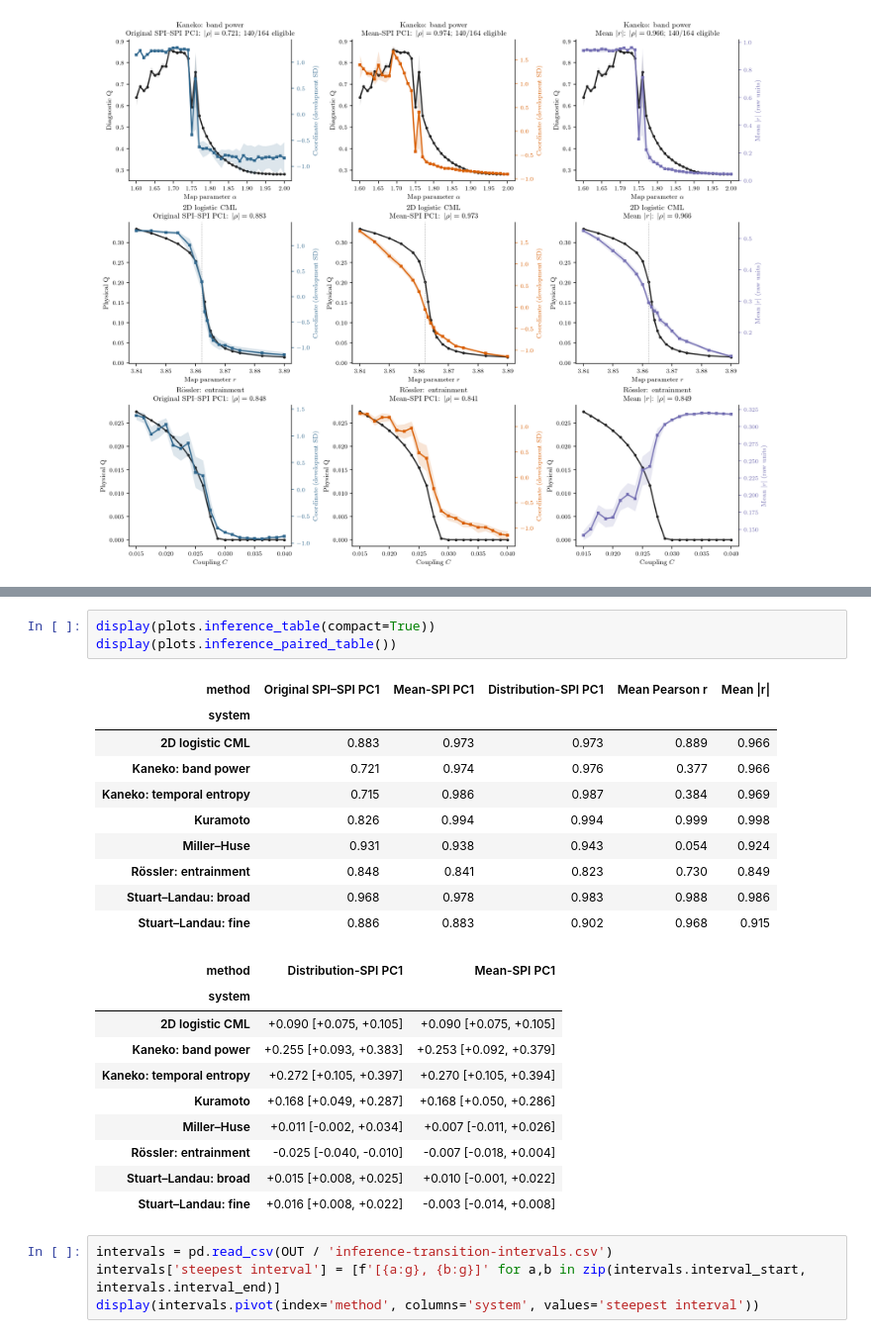
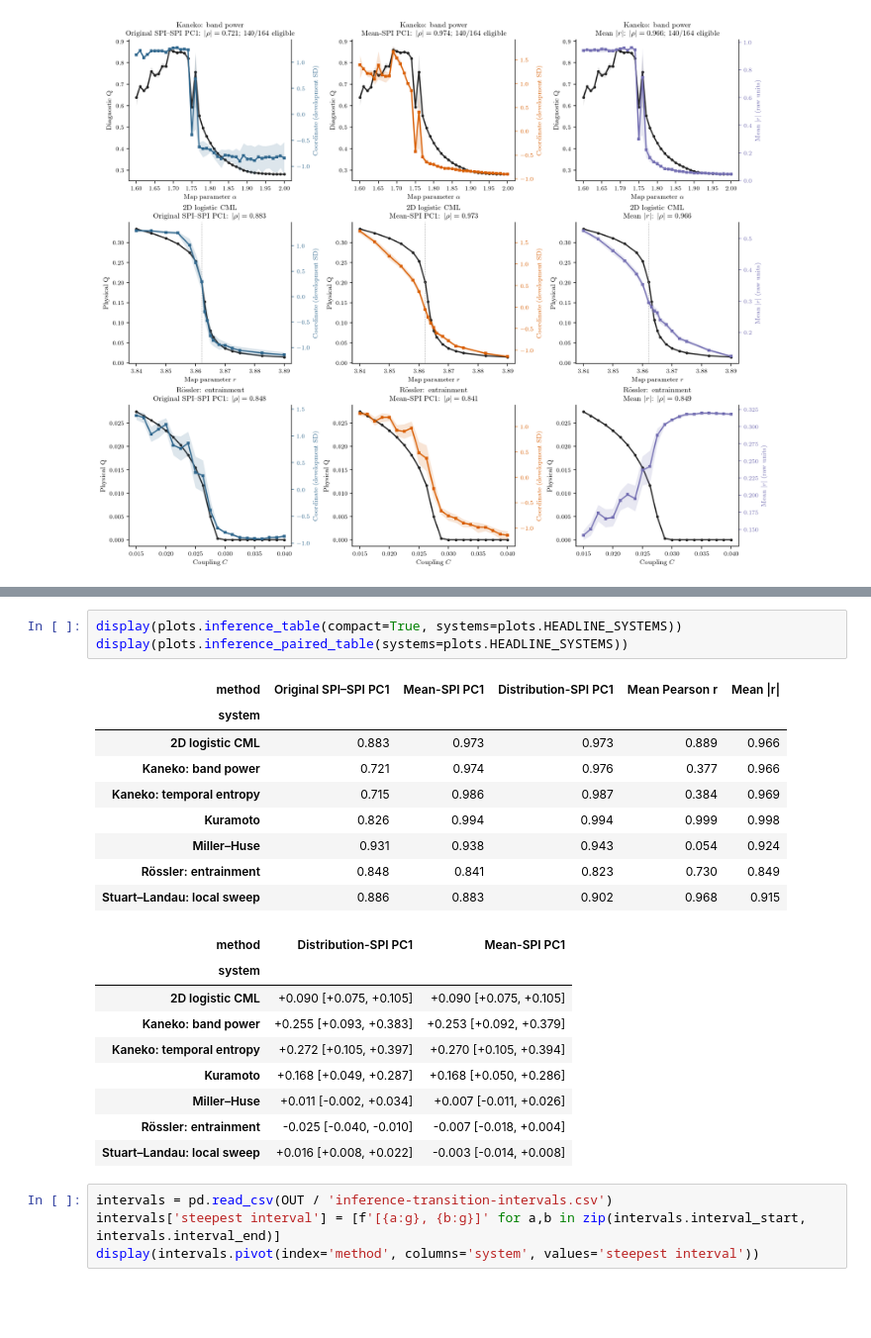
Before and after one commit to willedibam/mts-spi-study-cluster, a Jupyter notebook: notebooks/embeddings/spi_baseline_exploration_260921.ipynb, the cells around one changed output, grey strips where cells are left out. Shown at 99% size. Cells and saved outputs as stored; diff of their text form; blank space fills up the shorter version.

```diff
--- a/notebooks/embeddings/spi_baseline_exploration_260921.ipynb
+++ b/notebooks/embeddings/spi_baseline_exploration_260921.ipynb
@@ -158,17 +164,16 @@ plt.show()
 # %%
-display(plots.inference_table(compact=True))
-display(plots.inference_paired_table())
+display(plots.inference_table(compact=True, systems=plots.HEADLINE_SYSTEMS))
+display(plots.inference_paired_table(systems=plots.HEADLINE_SYSTEMS))
 # %% [output]
 | method | Original SPI–SPI PC1 | Mean-SPI PC1 | Distribution-SPI PC1 | Mean Pearson r | Mean |r| |
 | system |  |  |  |  |  |
 | 2D logistic CML | 0.883 | 0.973 | 0.973 | 0.889 | 0.966 |
 | Kaneko: band power | 0.721 | 0.974 | 0.976 | 0.377 | 0.966 |
 | Kaneko: temporal entropy | 0.715 | 0.986 | 0.987 | 0.384 | 0.969 |
 | Kuramoto | 0.826 | 0.994 | 0.994 | 0.999 | 0.998 |
 | Miller–Huse | 0.931 | 0.938 | 0.943 | 0.054 | 0.924 |
 | Rössler: entrainment | 0.848 | 0.841 | 0.823 | 0.730 | 0.849 |
-| Stuart–Landau: broad | 0.968 | 0.978 | 0.983 | 0.988 | 0.986 |
-| Stuart–Landau: fine | 0.886 | 0.883 | 0.902 | 0.968 | 0.915 |
+| Stuart–Landau: local sweep | 0.886 | 0.883 | 0.902 | 0.968 | 0.915 |
 | method | Distribution-SPI PC1 | Mean-SPI PC1 |
 | system |  |  |
 | 2D logistic CML | +0.090 [+0.075, +0.105] | +0.090 [+0.075, +0.105] |
@@ -177,8 +182,7 @@ display(plots.inference_paired_table())
 | Kuramoto | +0.168 [+0.049, +0.287] | +0.168 [+0.050, +0.286] |
 | Miller–Huse | +0.011 [-0.002, +0.034] | +0.007 [-0.011, +0.026] |
 | Rössler: entrainment | -0.025 [-0.040, -0.010] | -0.007 [-0.018, +0.004] |
-| Stuart–Landau: broad | +0.015 [+0.008, +0.025] | +0.010 [-0.001, +0.022] |
-| Stuart–Landau: fine | +0.016 [+0.008, +0.022] | -0.003 [-0.014, +0.008] |
+| Stuart–Landau: local sweep | +0.016 [+0.008, +0.022] | -0.003 [-0.014, +0.008] |
 # %%
 intervals = pd.read_csv(OUT / 'inference-transition-intervals.csv')
 intervals['steepest interval'] = [f'[{a:g}, {b:g}]' for a,b in zip(intervals.interval_start, intervals.interval_end)]
```
Also changed, not shown: parts of 8 cells of this notebook, 5 other files.
